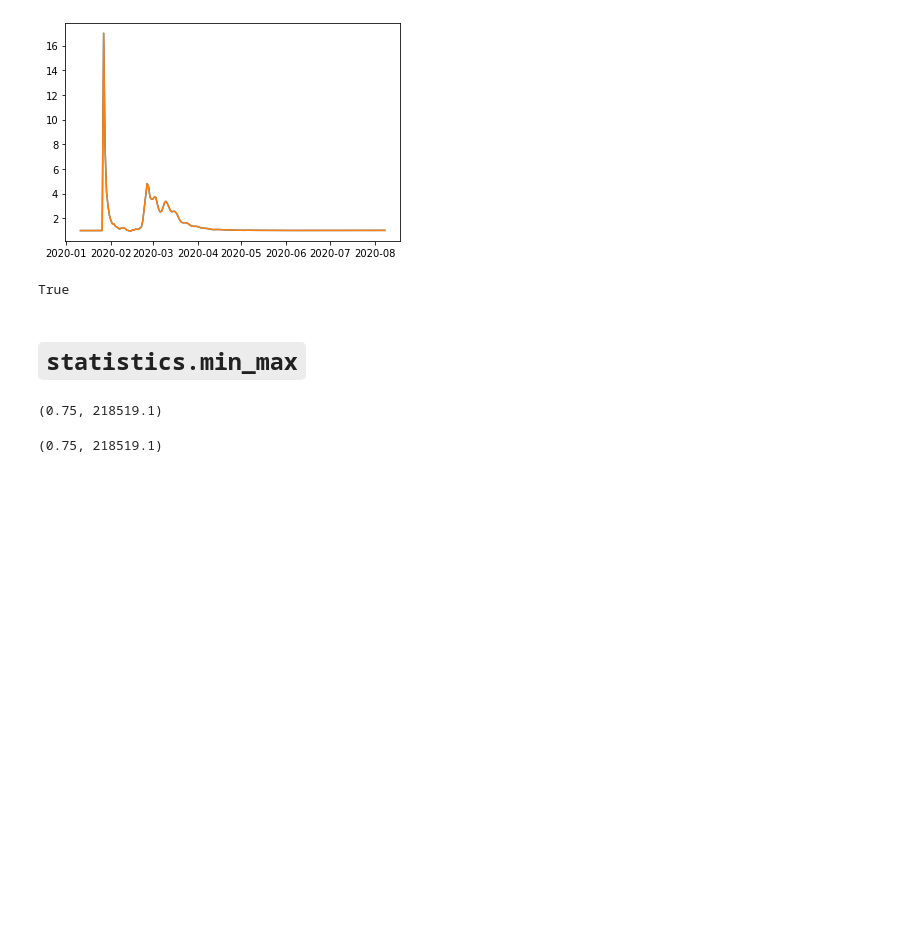
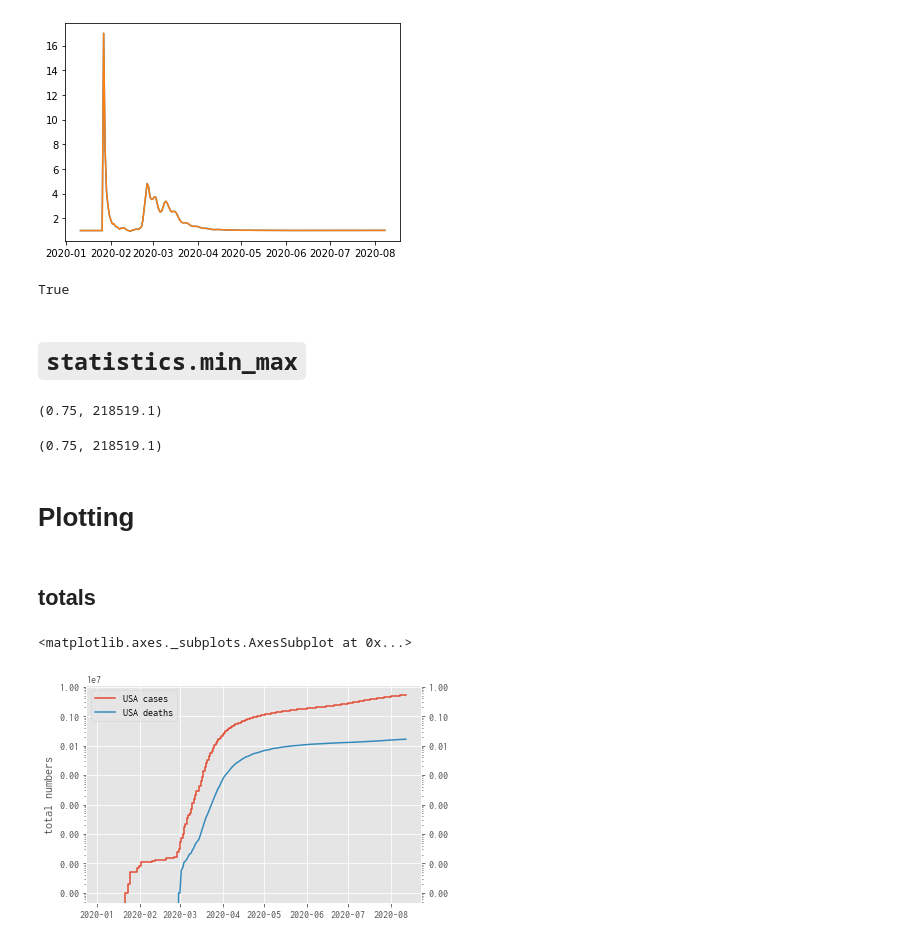
Before and after one commit to oscovida/oscovida, a Jupyter notebook: refactoring_tests.ipynb, the cells around one changed output. Cells and saved outputs as stored; diff of their text form; code cells hidden in the pictures; blank space fills up the shorter version.

```diff
--- a/refactoring_tests.ipynb
+++ b/refactoring_tests.ipynb
@@ -103,3 +103,19 @@ original_min_final, original_max_final
 data.pipe(statistics.min_max, n=10)
 # %% [output]
 (0.75, 218519.1)
+# %% [markdown]
+# Plotting
+# %%
+import matplotlib.pyplot as plt
+from matplotlib import rcParams
+from matplotlib.ticker import FuncFormatter, ScalarFormatter
+
+
+# choose font - can be deactivated
+rcParams['font.family'] = 'sans-serif'
+rcParams['font.sans-serif'] = ['Inconsolata']
+
+# need many figures for index.ipynb and germany.ipynb
+rcParams['figure.max_open_warning'] = 50
+
+plt.style.use('ggplot')
@@ -105,0 +124,10 @@ data.pipe(statistics.min_max, n=10)
+# %% [markdown]
+## totals
+# %%
+region = Region('USA')
+data = region.data
+# %%
+plots.plot_totals(region)
+# %% [output]
+<matplotlib.axes._subplots.AxesSubplot at 0x...>
+[figure, added]
```
Also changed, not shown: parts of 12 cells of this notebook.
